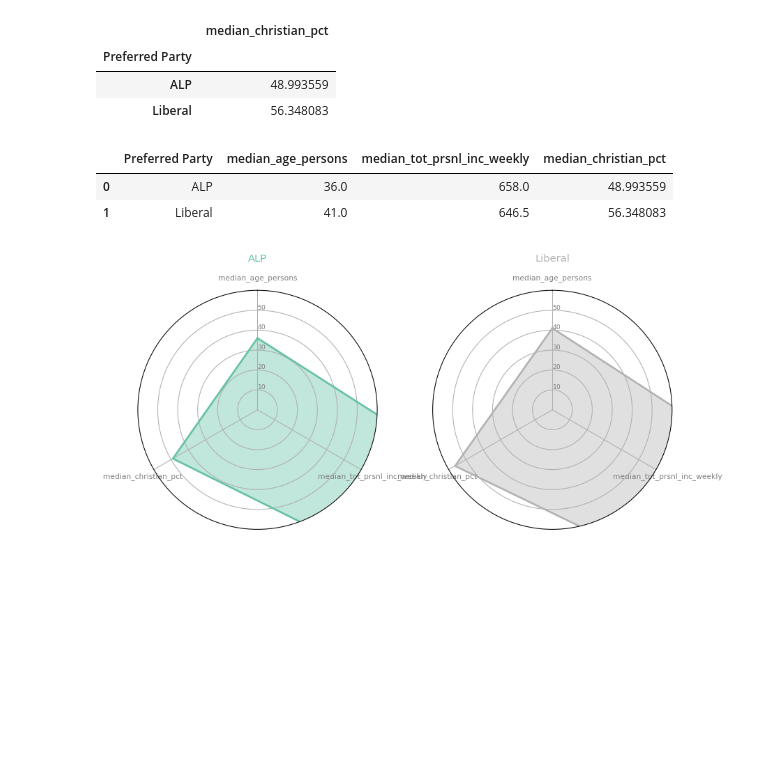
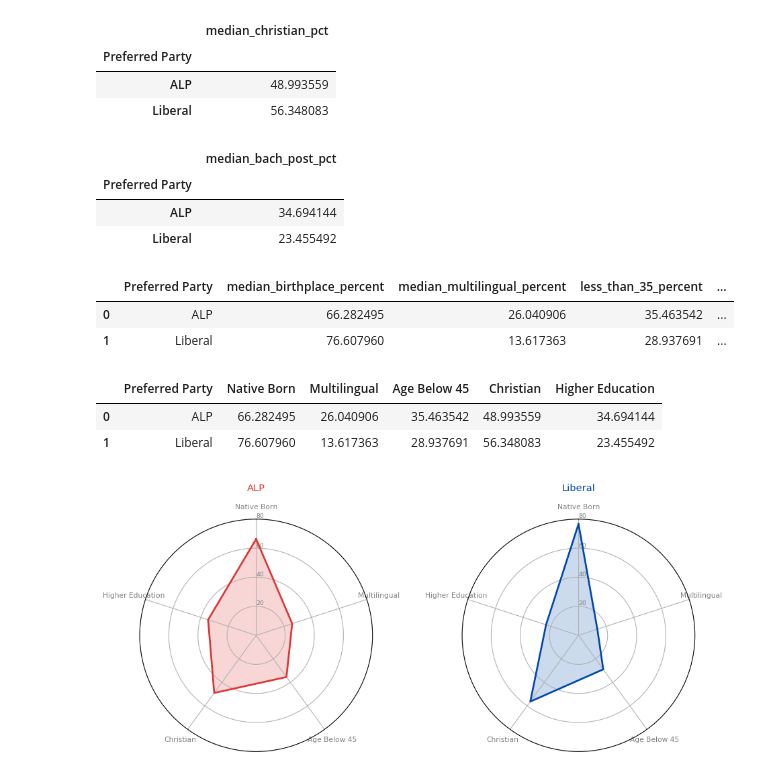
Before and after one commit to will-kent/Python, a Jupyter notebook: Data Visualisation/Federal Election 2019/Jupyter Notebooks/Radar_Chart.ipynb, the cells around one changed output. Cells and saved outputs as stored; diff of their text form; code cells hidden in the pictures; blank space fills up the shorter version.

```diff
--- a/Data Visualisation/Federal Election 2019/Jupyter Notebooks/Radar_Chart.ipynb
+++ b/Data Visualisation/Federal Election 2019/Jupyter Notebooks/Radar_Chart.ipynb
@@ -64,24 +76,52 @@ df2.head()
 | Preferred Party |  |
 | ALP | 48.993559 |
 | Liberal | 56.348083 |
+# %%
+educationdf = pd.read_csv("..\Data\census_education_level.csv")
+# %%
+df3 = pd.merge(vdf, educationdf, left_on = "SA2_MAIN16", right_on = "sa2_maincode_2016")
+df3["Preferred Party"] = np.where(df3["liberal/national coalition votes"] / df3["totalvotes"] > 0.5, "Liberal", "ALP")
+df3 = df3[["Preferred Party", "bach_post_grad_percent"]]
+df3["median_bach_post_pct"] = df3["bach_post_grad_percent"] * 100
+df3 = df3[["Preferred Party", "median_bach_post_pct"]]
+df3 = df3.groupby("Preferred Party").median()
+df3.head()
+# %% [output]
+|  | median_bach_post_pct |
+| Preferred Party |  |
+| ALP | 34.694144 |
+| Liberal | 23.455492 |
 # %%
 pdf = pd.merge(df, df2, left_on = "Preferred Party", right_on = "Preferred Party")
+pdf = pdf.groupby("Preferred Party").median()
 pdf.reset_index(inplace = True)
 pdf.head()
 # %% [output]
-|  | Preferred Party | median_age_persons | median_tot_prsnl_inc_weekly | median_christian_pct |
-| 0 | ALP | 36.0 | 658.0 | 48.993559 |
-| 1 | Liberal | 41.0 | 646.5 | 56.348083 |
+|  | Preferred Party | median_birthplace_percent | median_multilingual_percent | less_than_35_percent | ... |
+| 0 | ALP | 66.282495 | 26.040906 | 35.463542 | ... |
+| 1 | Liberal | 76.607960 | 13.617363 | 28.937691 | ... |
+# %%
+pdf = pd.merge(pdf, df3, left_on = "Preferred Party", right_on = "Preferred Party")
+pdf.columns = ["Preferred Party","Native Born","Multilingual","Age Below 45", "Christian","Higher Education"]
+#pdf = pdf.groupby("Preferred Party").median()
+#pdf.reset_index(inplace = True)
+pdf.head()
+# %% [output]
+|  | Preferred Party | Native Born | Multilingual | Age Below 45 | Christian | Higher Education |
+| 0 | ALP | 66.282495 | 26.040906 | 35.463542 | 48.993559 | 34.694144 |
+| 1 | Liberal | 76.607960 | 13.617363 | 28.937691 | 56.348083 | 23.455492 |
 # %%
 # Initialize the figure
 my_dpi = 96
 plt.figure(figsize = (1000/my_dpi, 1000/my_dpi), dpi = my_dpi)
 
-# Create a color palette:
-my_palette = plt.cm.get_cmap("Set2", len(pdf.index))
-
 # Loop to plot
 for row in range(0, len(pdf.index)):
-    make_spider(pdf, row=row, title=pdf["Preferred Party"][row], color=my_palette(row))
+    if pdf["Preferred Party"][row] == "ALP":
+        party_colour = "#DE3533"
+    else:
+        party_colour = "#0047AB"
+
+    make_spider(pdf, row=row, title=pdf["Preferred Party"][row], color=party_colour)
 # %% [output]
-[figure, old version]
+[figure, new version]
```
Also changed, not shown: parts of 6 cells of this notebook, 5 other files.
